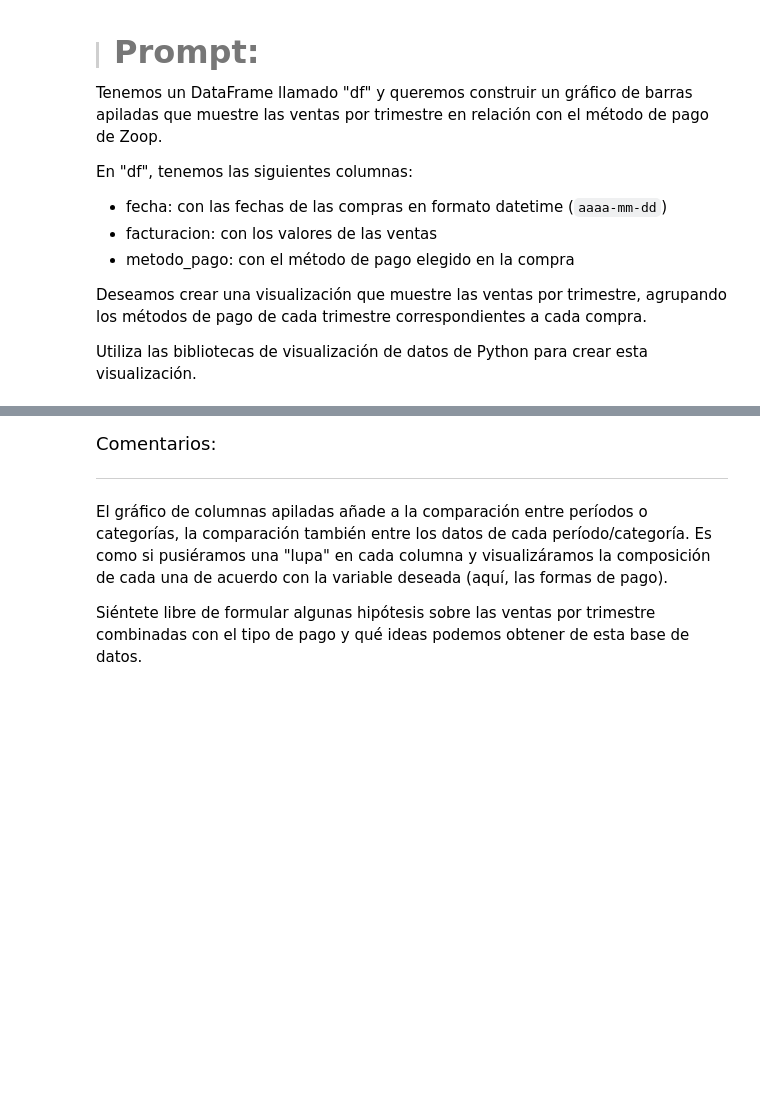
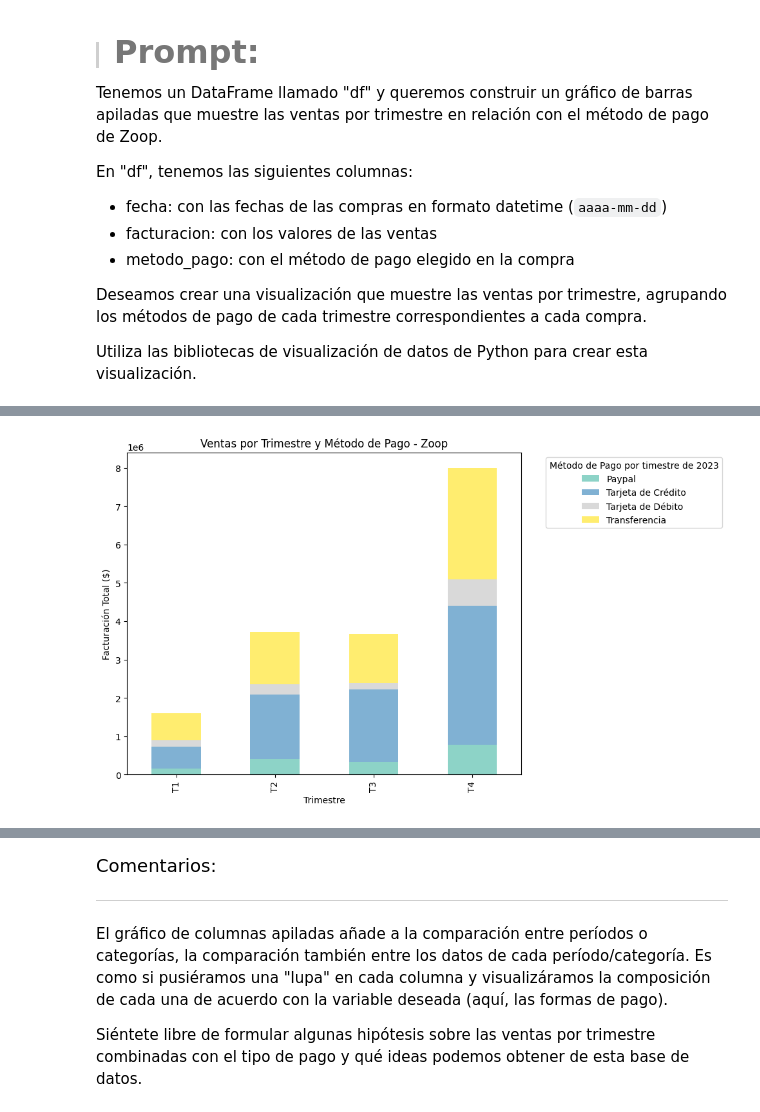
Before and after one commit to AndresCMontejo/IA_Aplicada_a_Ciencia_de_datos, a Jupyter notebook: IA_aplicada_a_ciencia_de_datos.ipynb, the cells around one changed output, grey strips where cells are left out. Cells and saved outputs as stored; diff of their text form; code cells hidden in the pictures; blank space fills up the shorter version.

```diff
--- a/IA_aplicada_a_ciencia_de_datos.ipynb
+++ b/IA_aplicada_a_ciencia_de_datos.ipynb
@@ -780,3 +780,13 @@ En "df", tenemos las siguientes columnas:
 Deseamos crear una visualización que muestre las ventas por trimestre, agrupando los métodos de pago de cada trimestre correspondientes a cada compra.
 
 Utiliza las bibliotecas de visualización de datos de Python para crear esta visualización.
+# %%
+# Asegurar que 'fecha' esté en formato datetime
+df['fecha'] = pd.to_datetime(df['fecha'])
+
+# Crear una columna con el trimestre en formato 'T1', 'T2', etc.
+df['trimestre'] = 'T' + df['fecha'].dt.quarter.astype(str)
+
+# Agrupar por trimestre y método de pago, sumando la facturación
+ventas_trimestrales = df.groupby(['trimestre', 'metodo_pago'])['facturacion'].sum().unstack(fill_value=0) #unstack nos ayuda a visualizar una tabla, donde toma los trimestre como indices, y el valor de ventas por trimestre por cada metodo de pago
+ventas_trimestrales
@@ -782,0 +800,13 @@ Utiliza las bibliotecas de visualización de datos de Python para crear esta vis
+# %%
+# Crear gráfico de barras apiladas
+ventas_trimestrales.plot(kind='bar', stacked=True, figsize=(10, 6), colormap='Set3')
+
+# Títulos y etiquetas
+plt.title('Ventas por Trimestre y Método de Pago - Zoop')
+plt.xlabel('Trimestre')
+plt.ylabel('Facturación Total ($)')
+plt.legend(title='Método de Pago por timestre de 2023', bbox_to_anchor=(1.05, 1), loc='upper left')
+plt.tight_layout()
+plt.show()
+# %% [output]
+[figure, added]
```
Also changed, not shown: parts of 2 cells of this notebook.
